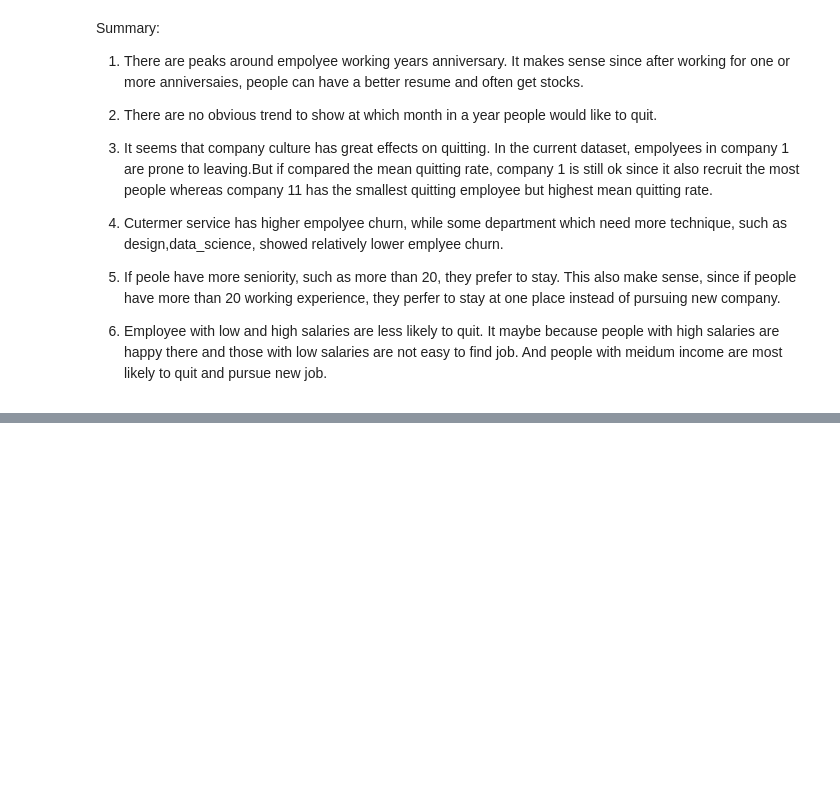
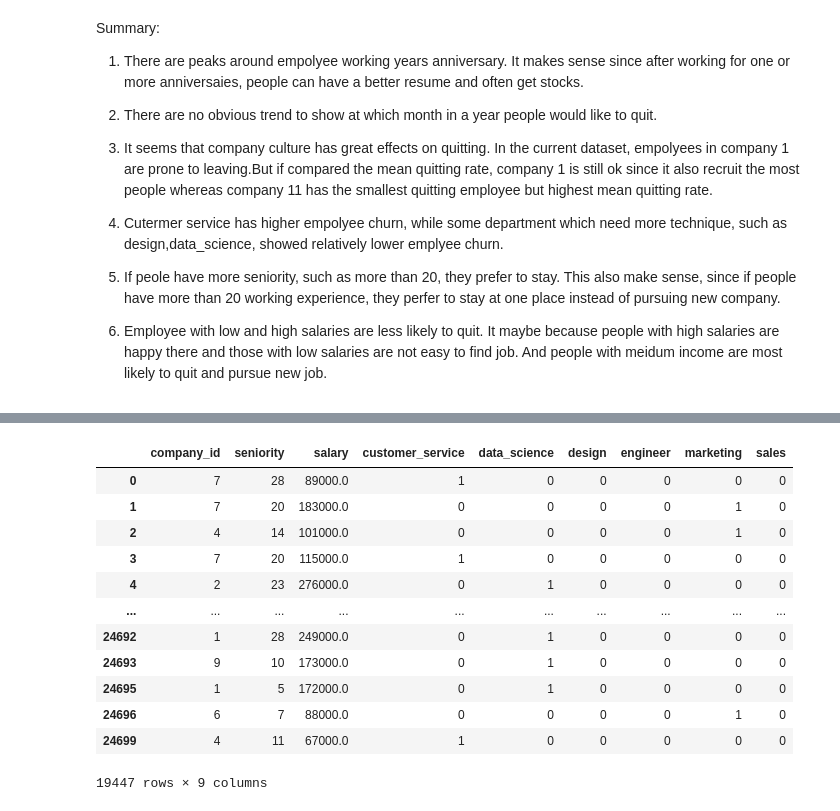
Before and after one commit to Aliciaworld/DS-TakeHomeChallenges, a Jupyter notebook: 03. Employee Retention.ipynb, the cells around one changed output, grey strips where cells are left out. Cells and saved outputs as stored; diff of their text form; code cells hidden in the pictures; blank space fills up the shorter version.

```diff
--- a/03. Employee Retention.ipynb
+++ b/03. Employee Retention.ipynb
@@ -23,7 +24,7 @@ warnings.simplefilter('ignore')
 <a id='read_data'></a>
 ## Read Data
 # %%
-data=pd.read_csv('~/Data/3. employee_retention.csv')
+data=pd.read_csv('C:/Users/xiaoj/Desktop/CS/collection of data science-take home challenges/Data/3. employee_retention.csv')
 data.head()
 # %% [output]
 |  | employee_id | company_id | dept | seniority | salary | join_date | quit_date |
@@ -211,0 +241,17 @@ Summary:
+# %%
+dept_dummies = pd.get_dummies(subset['dept'])
+pd.concat([subset[['company_id','seniority','salary']],dept_dummies],axis=1)
+# %% [output]
+|  | company_id | seniority | salary | customer_service | data_science | design | engineer | marketing | sales |
+| 0 | 7 | 28 | 89000.0 | 1 | 0 | 0 | 0 | 0 | 0 |
+| 1 | 7 | 20 | 183000.0 | 0 | 0 | 0 | 0 | 1 | 0 |
+| 2 | 4 | 14 | 101000.0 | 0 | 0 | 0 | 0 | 1 | 0 |
+| 3 | 7 | 20 | 115000.0 | 1 | 0 | 0 | 0 | 0 | 0 |
+| 4 | 2 | 23 | 276000.0 | 0 | 1 | 0 | 0 | 0 | 0 |
+| ... | ... | ... | ... | ... | ... | ... | ... | ... | ... |
+| 24692 | 1 | 28 | 249000.0 | 0 | 1 | 0 | 0 | 0 | 0 |
+| 24693 | 9 | 10 | 173000.0 | 0 | 1 | 0 | 0 | 0 | 0 |
+| 24695 | 1 | 5 | 172000.0 | 0 | 1 | 0 | 0 | 0 | 0 |
+| 24696 | 6 | 7 | 88000.0 | 0 | 0 | 0 | 0 | 1 | 0 |
+| 24699 | 4 | 11 | 67000.0 | 1 | 0 | 0 | 0 | 0 | 0 |
+19447 rows × 9 columns
```
Also changed, not shown: parts of 11 cells of this notebook.
